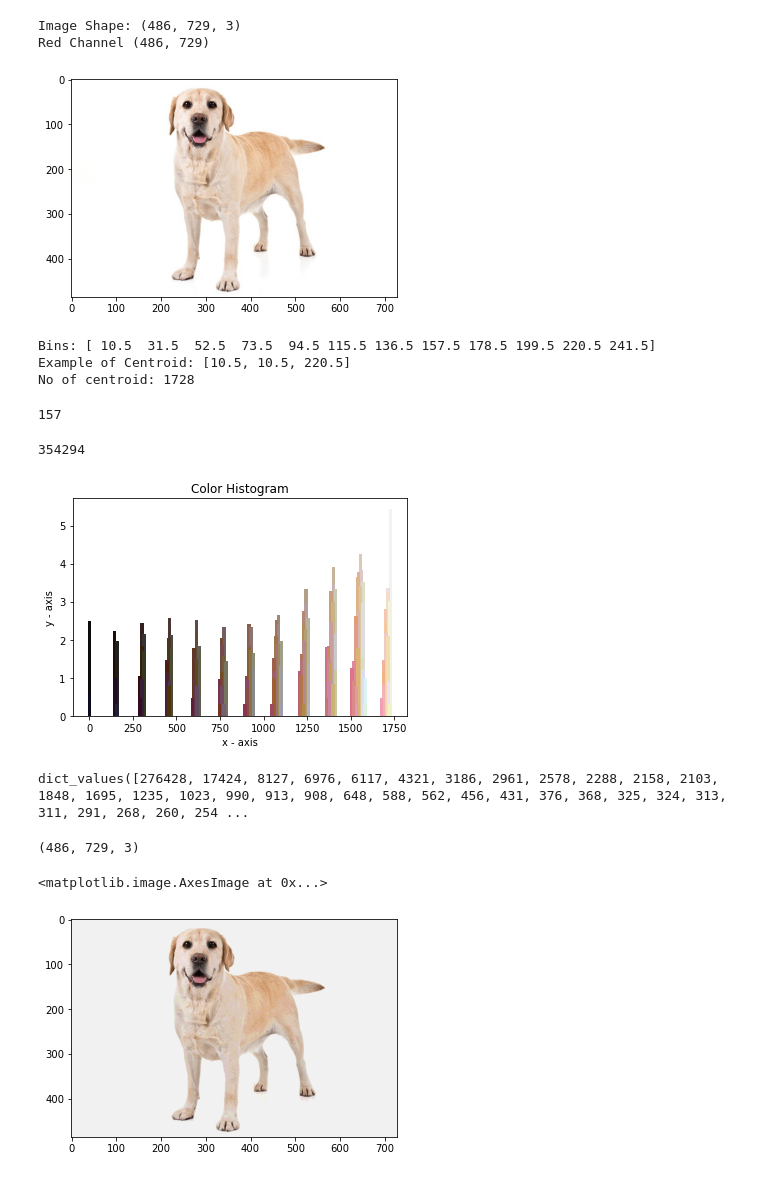
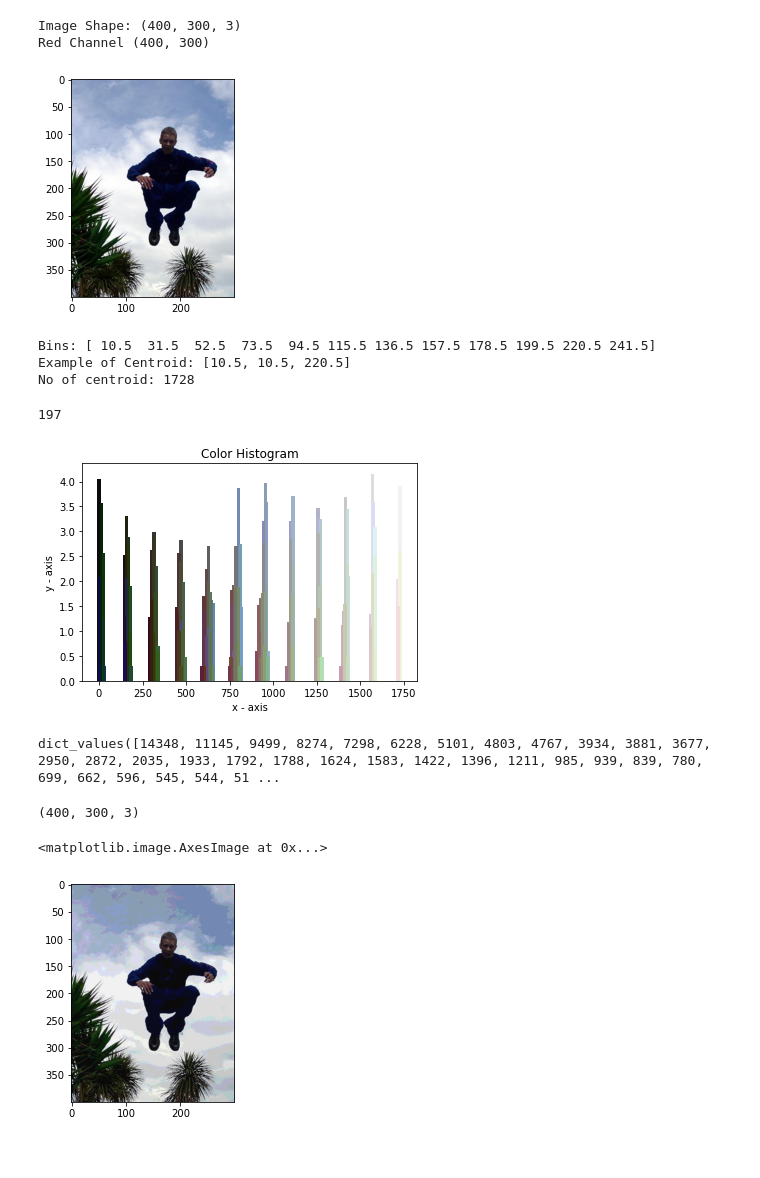
Before and after one commit to KKC28/Advance-Computer-Vision, a Jupyter notebook: Histogram Based Contrast Saliency.ipynb, the cells around one changed output. Drawn from its saved outputs; the diff is of its cells as text; code cells hidden in the pictures.

```diff
--- a/Histogram Based Contrast Saliency.ipynb
+++ b/Histogram Based Contrast Saliency.ipynb
@@ -11,19 +12,18 @@ from scipy.spatial import distance
 # %%
 #Reading Image
 
-# I = mpimg.imread('Hist_Image.jpg')
-I = mpimg.imread('Image8.jpg')
+I = mpimg.imread('./MT19124_KomalKumari_A1/Q1/Man.jpg')
 plt.imshow(I)
 print("Image Shape:",I.shape)
 
 R=I[:,:,0]
 G=I[:,:,1]
 B=I[:,:,2]
 print("Red Channel",R.shape)
 # %% [output]
-Image Shape: (486, 729, 3)
-Red Channel (486, 729)
+Image Shape: (400, 300, 3)
+Red Channel (400, 300)
-[figure, old version]
+[figure, new version]
 # %%
 #Creating bins per channel
 
@@ -66,11 +65,7 @@ for i in range(0,len(I)):
             H[hi]=1
 print(len(H))
 # %% [output]
-157
+197
-# %%
-sum(H.values())
-# %% [output]
-354294
 # %%
 def plotting(X,Y,c):
     plt.bar(X, Y,color=c,width=20)
@@ -91,14 +86,15 @@ X=list(H.keys())
 Y=[math.log(y,10) for y in H.values()]
 plotting(X,Y,c)
 # %% [output]
-[figure, old version]
+[figure, new version]
 # %%
 #Top 85 colours bins
+
 H={k: v for k, v in sorted(H.items(), key=lambda item: item[1],reverse=True)}
 H_85 = dict(list(H.items())[0: 85])
 H_res=dict(list(H.items())[85: :])
 print(H_85.values())
 # %% [output]
-dict_values([276428, 17424, 8127, 6976, 6117, 4321, 3186, 2961, 2578, 2288, 2158, 2103, 1848, 1695, 1235, 1023, 990, 913, 908, 648, 588, 562, 456, 431, 376, 368, 325, 324, 313, 311, 291, 268, 260, 254 ...
+dict_values([14348, 11145, 9499, 8274, 7298, 6228, 5101, 4803, 4767, 3934, 3881, 3677, 2950, 2872, 2035, 1933, 1792, 1788, 1624, 1583, 1422, 1396, 1211, 985, 939, 839, 780, 699, 662, 596, 545, 544, 51 ...
 # %%
 #Allocating remaining colours to the closest bins
@@ -137,9 +134,9 @@ temp_I=np.array((temp_I)).reshape(len(I),len(I[0]),3)
 print(temp_I.shape)
 plt.imshow(temp_I)
 # %% [output]
-(486, 729, 3)
+(400, 300, 3)
 <matplotlib.image.AxesImage at 0x...>
-[figure, old version]
+[figure, new version]
 # %%
 # Saliency Calculation for each color
 
```
Also changed, not shown: parts of 17 cells of this notebook, 6 other files.
